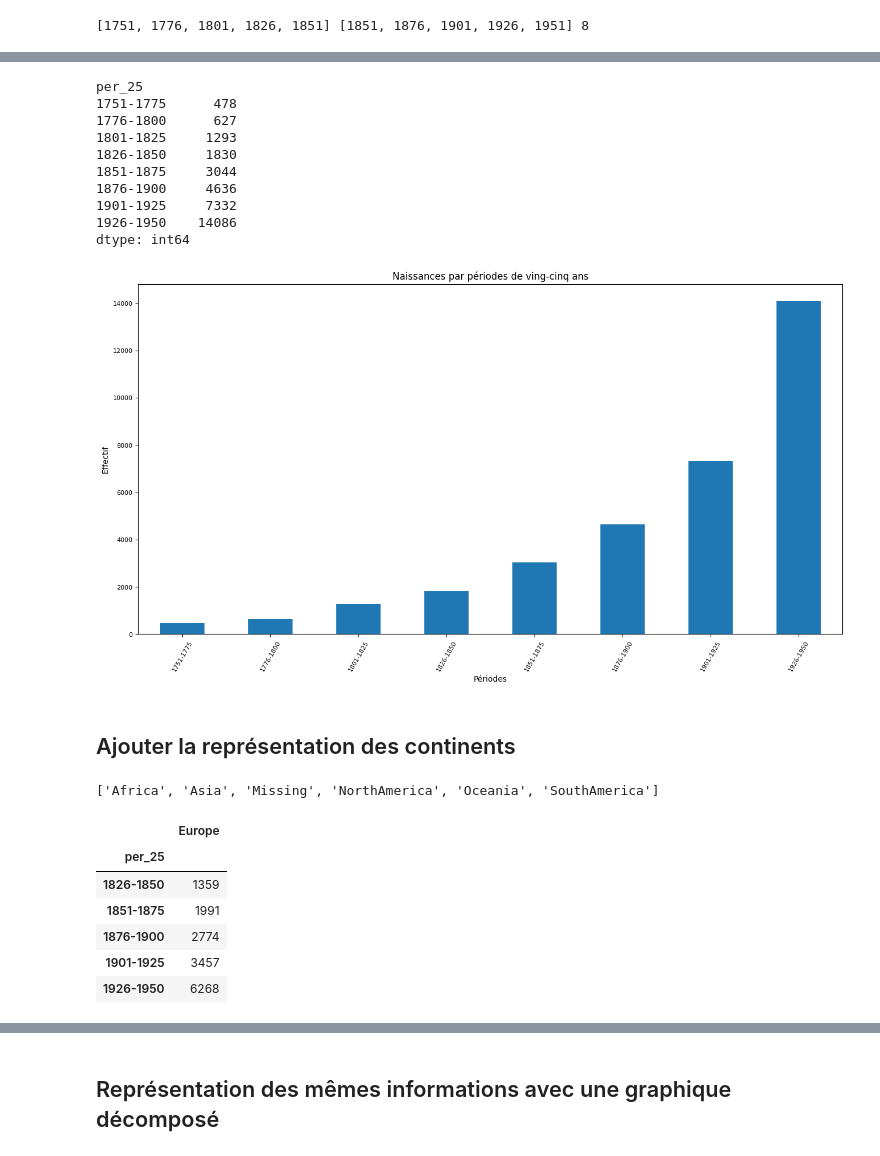
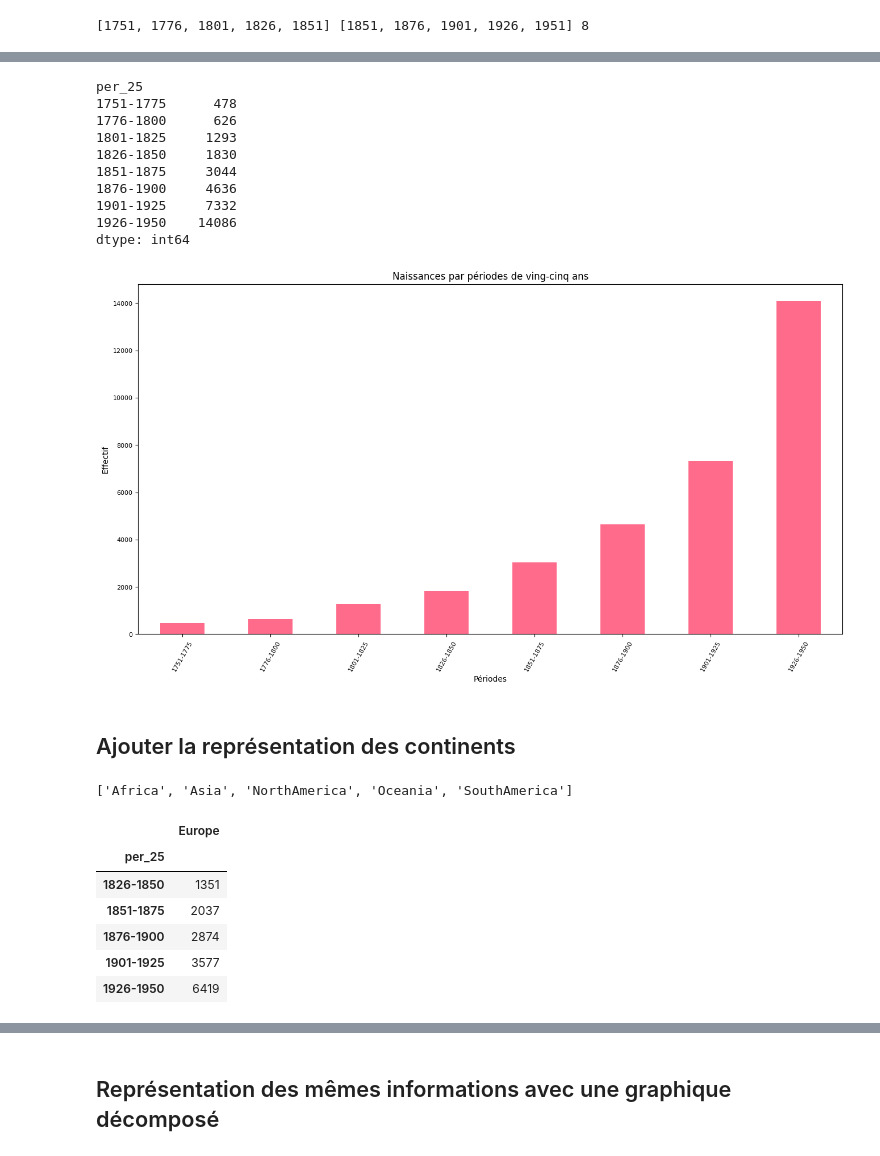
Before and after one commit to mariaponomarova/novelists, a Jupyter notebook: notebooks_jupyter/wdt_distribution_continents_triplestore.ipynb, the cells around one changed output, grey strips where cells are left out. Cells and saved outputs as stored; diff of their text form; code cells hidden in the pictures.

```diff
--- a/notebooks_jupyter/wdt_distribution_continents_triplestore.ipynb
+++ b/notebooks_jupyter/wdt_distribution_continents_triplestore.ipynb
@@ -166,6 +166,7 @@ df_p.iloc[ 115:120 :  ]
 
 
 ### Regrouper et compter
+df_p = df_p[df_p['contCode'] != 'Missing']
 df_contCode = df_p.groupby('contCode').size()
 df_contCode = pd.DataFrame(df_contCode.sort_values(ascending = True))
 #df_contCode.reset_index(inplace=True)
@@ -267,7 +267,7 @@ print(naissances_per)
 # %% [output]
 per_25
 1751-1775      478
-1776-1800      627
+1776-1800      626
 1801-1825     1293
 1826-1850     1830
 1851-1875     3044
@@ -277,13 +277,13 @@ per_25
 dtype: int64
 # %%
 ### Diagramme à barres représentant la distribution par 'génération'
-ax = df_p.groupby(by='per_25').size().plot(kind='bar',rot=60, fontsize=8, figsize=(16,8))
+ax = df_p.groupby(by='per_25').size().plot(kind='bar',rot=60, fontsize=8, figsize=(16,8), color='#FF6B8B')
 plt.ylabel('Effectif')
 plt.xlabel('Périodes')
 plt.title('Naissances par périodes de ving-cinq ans')
 plt.show()
 # %% [output]
-[figure, old version]
+[figure, new version]
 # %% [markdown]
 ## Ajouter la représentation des continents
 # %%
@@ -291,7 +291,7 @@ lcont = list(sorted(set(df_p.contCode.to_list())))
 lcont.remove('Europe')
 print(lcont)
 # %% [output]
-['Africa', 'Asia', 'Missing', 'NorthAmerica', 'Oceania', 'SouthAmerica']
+['Africa', 'Asia', 'NorthAmerica', 'Oceania', 'SouthAmerica']
 # %%
 ### Regrouper et compter avec un fitre sur le continent 'Europe'
 merged = pd.DataFrame(df_p[df_p.contCode == 'Europe'].groupby('per_25').size())
@@ -300,11 +300,11 @@ merged.tail()
 # %% [output]
 |  | Europe |
 | per_25 |  |
-| 1826-1850 | 1359 |
-| 1851-1875 | 1991 |
-| 1876-1900 | 2774 |
-| 1901-1925 | 3457 |
-| 1926-1950 | 6268 |
+| 1826-1850 | 1351 |
+| 1851-1875 | 2037 |
+| 1876-1900 | 2874 |
+| 1901-1925 | 3577 |
+| 1926-1950 | 6419 |
 # %%
 ### Ajouter les distributions des autres continents
 for cont in lcont:
```
Also changed, not shown: parts of 15 cells of this notebook, 31 other files.
